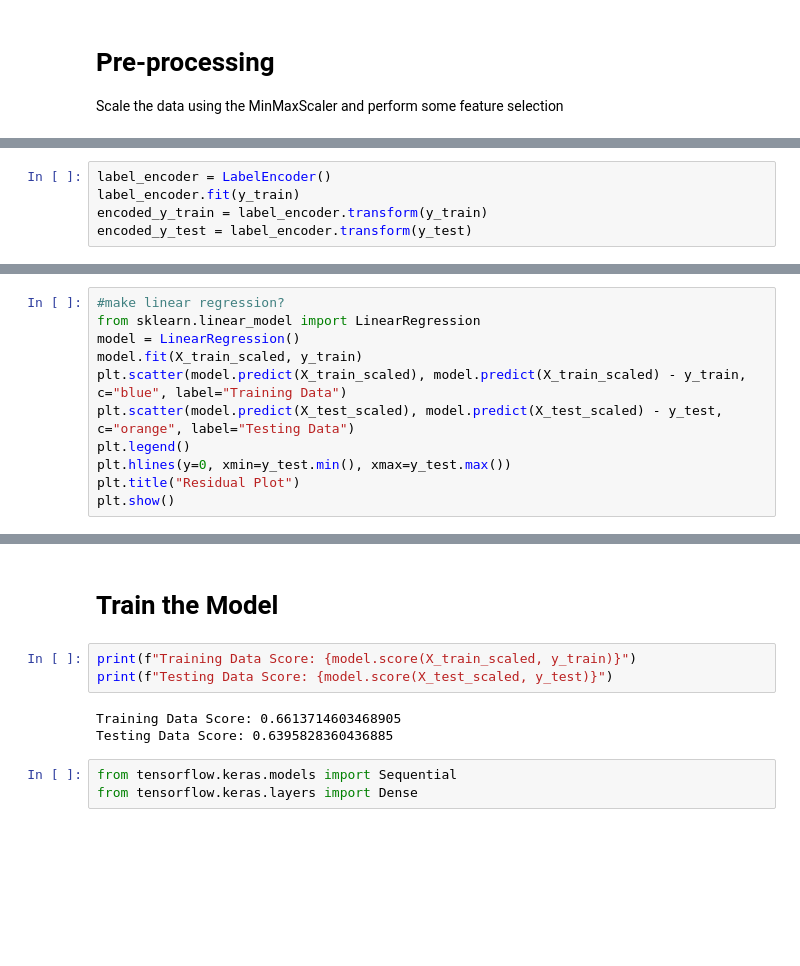
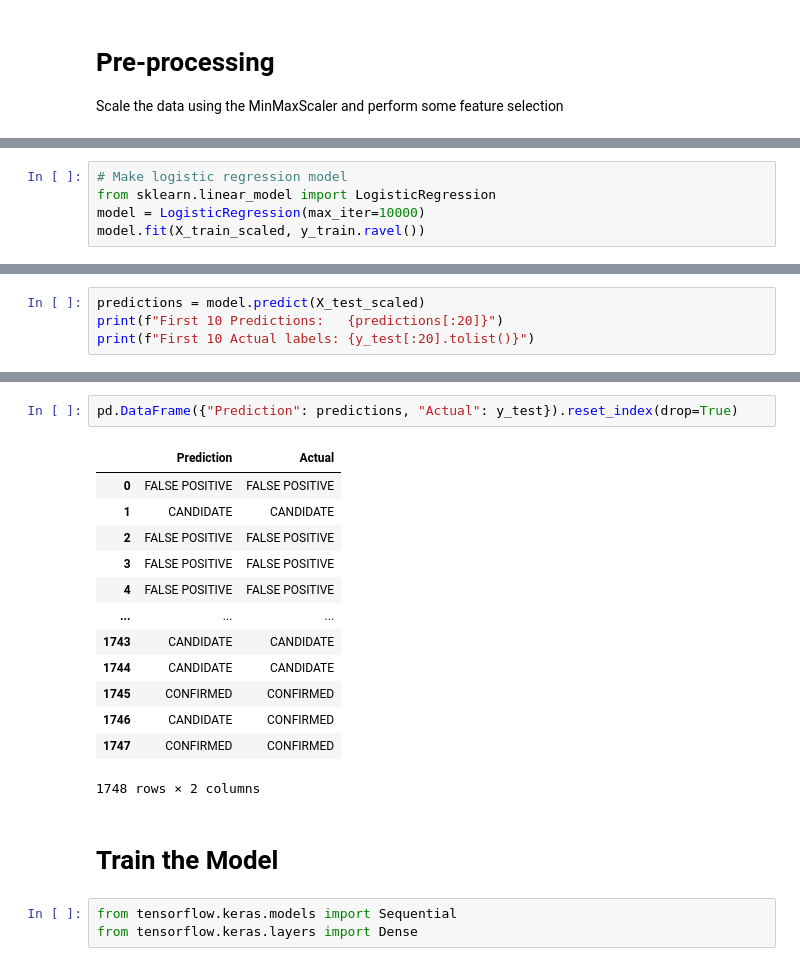
Before and after one commit to Shayoconnell7/machine-learning-challenge, a Jupyter notebook: logistic_regression_model.ipynb, the cells around one changed output, grey strips where cells are left out. Cells and saved outputs as stored; diff of their text form; blank space fills up the shorter version.

```diff
--- a/model_1-Copy1.ipynb
+++ b/logistic_regression_model.ipynb
@@ -129,8 +88,3 @@ from sklearn.preprocessing import LabelEncoder, MinMaxScaler
 X_scaler = MinMaxScaler().fit(X_train)
 X_train_scaled = X_scaler.transform(X_train)
 X_test_scaled = X_scaler.transform(X_test)
-# %%
-label_encoder = LabelEncoder()
-label_encoder.fit(y_train)
-encoded_y_train = label_encoder.transform(y_train)
-encoded_y_test = label_encoder.transform(y_test)
@@ -154,11 +90,0 @@ y_train_flat = np.concatenate(y_train_categorical)
-# %%
-#make linear regression?
-from sklearn.linear_model import LinearRegression
-model = LinearRegression()
-model.fit(X_train_scaled, y_train)
-plt.scatter(model.predict(X_train_scaled), model.predict(X_train_scaled) - y_train, c="blue", label="Training Data")
-plt.scatter(model.predict(X_test_scaled), model.predict(X_test_scaled) - y_test, c="orange", label="Testing Data")
-plt.legend()
-plt.hlines(y=0, xmin=y_test.min(), xmax=y_test.max())
-plt.title("Residual Plot")
-plt.show()
@@ -166,0 +91,5 @@ plt.show()
+# %%
+# Make logistic regression model
+from sklearn.linear_model import LogisticRegression
+model = LogisticRegression(max_iter=10000)
+model.fit(X_train_scaled, y_train.ravel())
@@ -166,0 +105,4 @@ plt.show()
+# %%
+predictions = model.predict(X_test_scaled)
+print(f"First 10 Predictions:   {predictions[:20]}")
+print(f"First 10 Actual labels: {y_test[:20].tolist()}")
@@ -167,11 +116,21 @@ plt.show()
+# %%
+pd.DataFrame({"Prediction": predictions, "Actual": y_test}).reset_index(drop=True)
+# %% [output]
+|  | Prediction | Actual |
+| 0 | FALSE POSITIVE | FALSE POSITIVE |
+| 1 | CANDIDATE | CANDIDATE |
+| 2 | FALSE POSITIVE | FALSE POSITIVE |
+| 3 | FALSE POSITIVE | FALSE POSITIVE |
+| 4 | FALSE POSITIVE | FALSE POSITIVE |
+| ... | ... | ... |
+| 1743 | CANDIDATE | CANDIDATE |
+| 1744 | CANDIDATE | CANDIDATE |
+| 1745 | CONFIRMED | CONFIRMED |
+| 1746 | CANDIDATE | CONFIRMED |
+| 1747 | CONFIRMED | CONFIRMED |
+1748 rows × 2 columns
 # %% [markdown]
 # Train the Model
-# %%
-print(f"Training Data Score: {model.score(X_train_scaled, y_train)}")
-print(f"Testing Data Score: {model.score(X_test_scaled, y_test)}")
-# %% [output]
-Training Data Score: 0.6613714603468905
-Testing Data Score: 0.6395828360436885
 # %%
 from tensorflow.keras.models import Sequential
 from tensorflow.keras.layers import Dense
```
Also changed, not shown: parts of 35 cells of this notebook, 10 other files.
